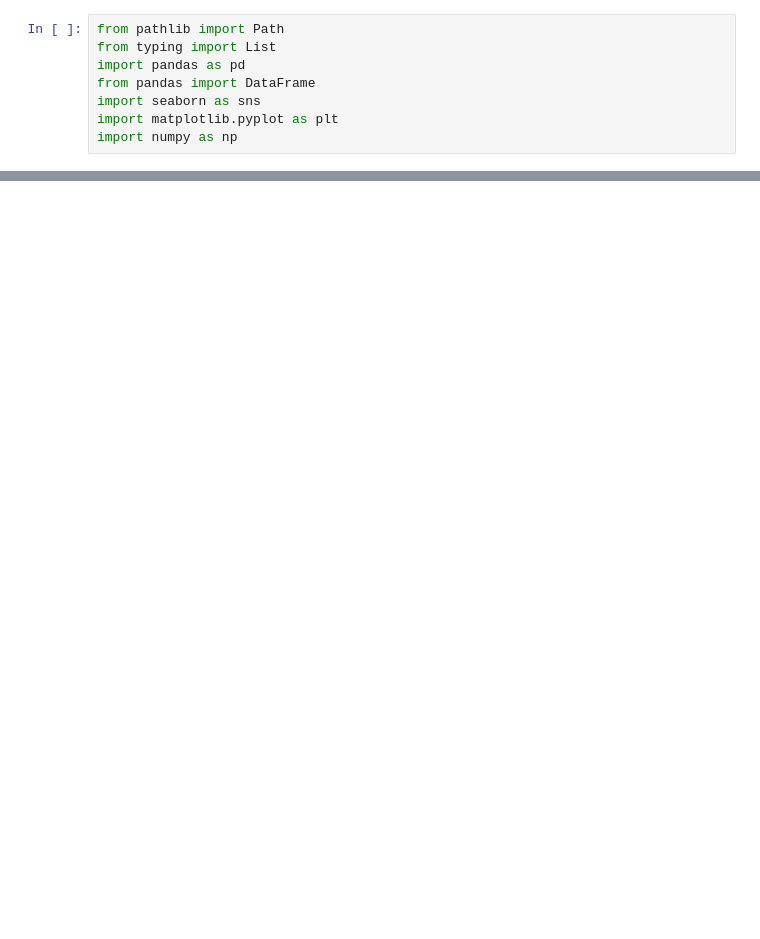
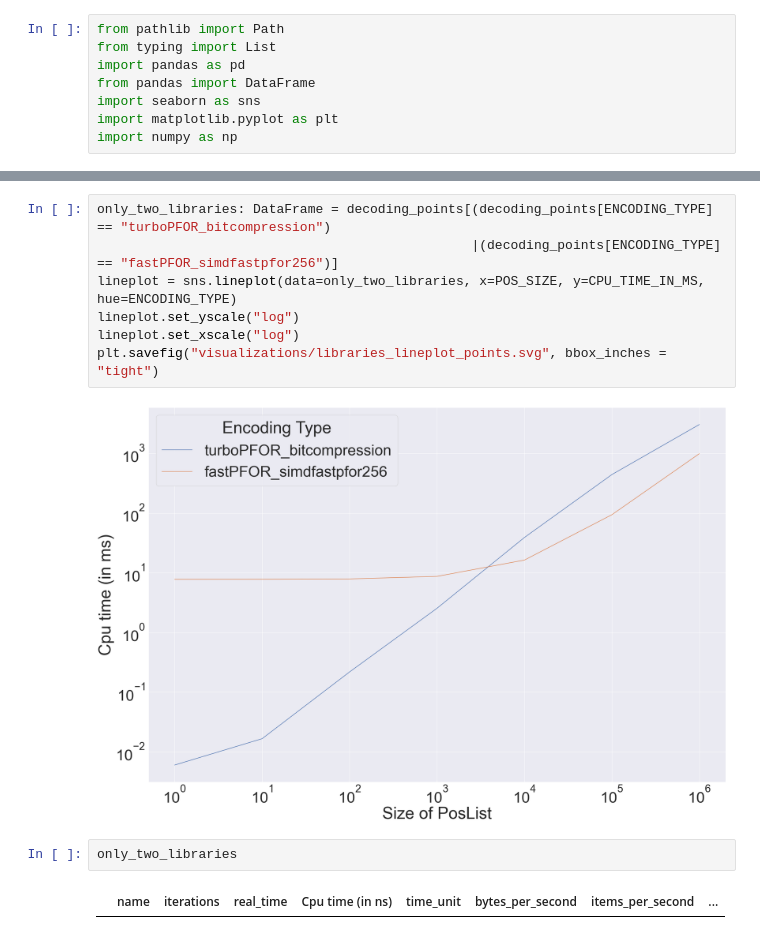
Before and after one commit to linuslh1996/column-compression, a Jupyter notebook: notebooks/AnalyseGreenfieldBenchmark_SegmentEncoding.ipynb, the cells around one changed output, grey strips where cells are left out. Drawn from its saved outputs; the diff is of its cells as text; blank space fills up the shorter version.

```diff
--- a/notebooks/AnalyseGreenfieldBenchmark_SegmentEncoding.ipynb
+++ b/notebooks/AnalyseGreenfieldBenchmark_SegmentEncoding.ipynb
@@ -261,0 +98,13 @@ plot = sns.scatterplot(x=data.x, y=data.y, hue=data.names, s=200)
+# %%
+only_two_libraries: DataFrame = decoding_points[(decoding_points[ENCODING_TYPE] == "turboPFOR_bitcompression")
+                                                |(decoding_points[ENCODING_TYPE] == "fastPFOR_simdfastpfor256")]
+lineplot = sns.lineplot(data=only_two_libraries, x=POS_SIZE, y=CPU_TIME_IN_MS, hue=ENCODING_TYPE)
+lineplot.set_yscale("log")
+lineplot.set_xscale("log")
+plt.savefig("visualizations/libraries_lineplot_points.svg", bbox_inches = "tight")
+# %% [output]
+[figure, added]
+# %%
+only_two_libraries
+# %% [output]
+|  | name | iterations | real_time | Cpu time (in ns) | time_unit | bytes_per_second | items_per_second | ... |
```
Also changed, not shown: parts of 36 cells of this notebook, 6 other files.
